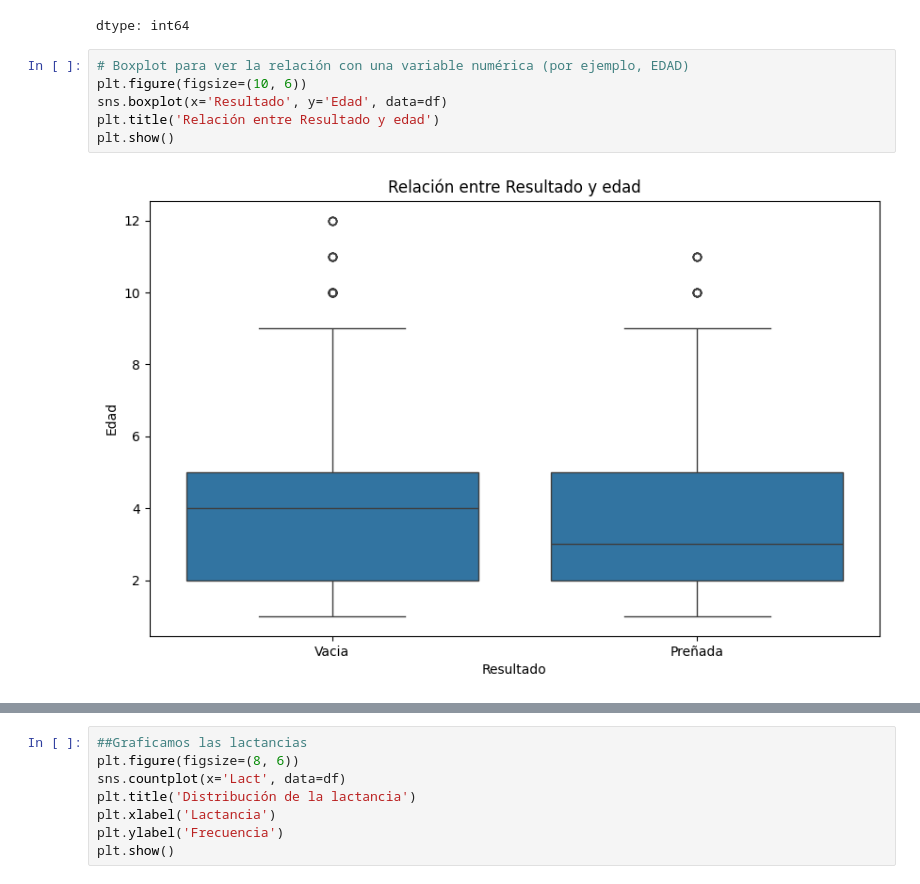
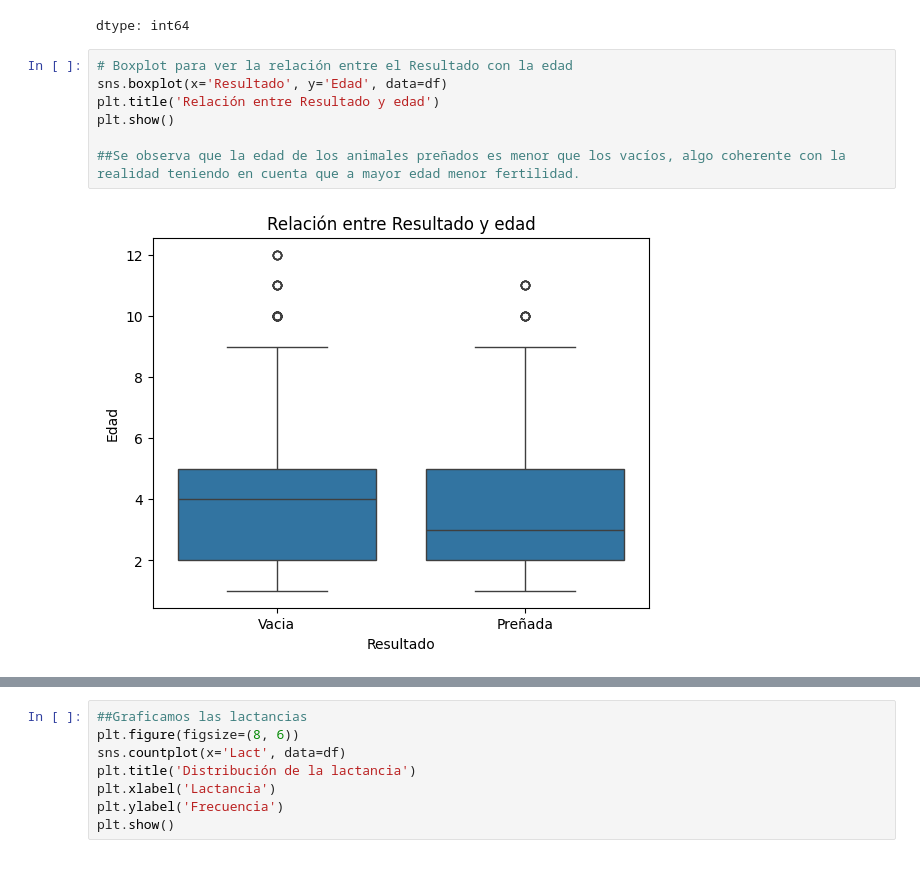
Before and after one commit to GentaJuan/Genta-Juan-Alberto, a Jupyter notebook: Primerentrega_GentaJuan_61680.ipynb, the cells around one changed output, grey strips where cells are left out. Drawn from its saved outputs; the diff is of its cells as text.

```diff
--- a/Primerentrega_GentaJuan_61680.ipynb
+++ b/Primerentrega_GentaJuan_61680.ipynb
@@ -337,13 +344,14 @@ See the caveats in the documentation: https://pandas.pydata.org/pandas-docs/stab
 | 12 | 5 |
 dtype: int64
 # %%
-# Boxplot para ver la relación con una variable numérica (por ejemplo, EDAD)
-plt.figure(figsize=(10, 6))
+# Boxplot para ver la relación entre el Resultado con la edad
 sns.boxplot(x='Resultado', y='Edad', data=df)
 plt.title('Relación entre Resultado y edad')
 plt.show()
+
+##Se observa que la edad de los animales preñados es menor que los vacíos, algo coherente con la realidad teniendo en cuenta que a mayor edad menor fertilidad.
 # %% [output]
-[figure, old version]
+[figure, new version]
 # %%
 # Crear la columna VINS que cuenta la cantidad de veces que una vaca tuvo el evento "INSEM" por lactancia
 # Suponiendo que 'ID' identifica a cada vaca, 'LACT' identifica la lactancia y 'Evento' identifica el evento
```
Also changed, not shown: parts of 15 cells of this notebook.
